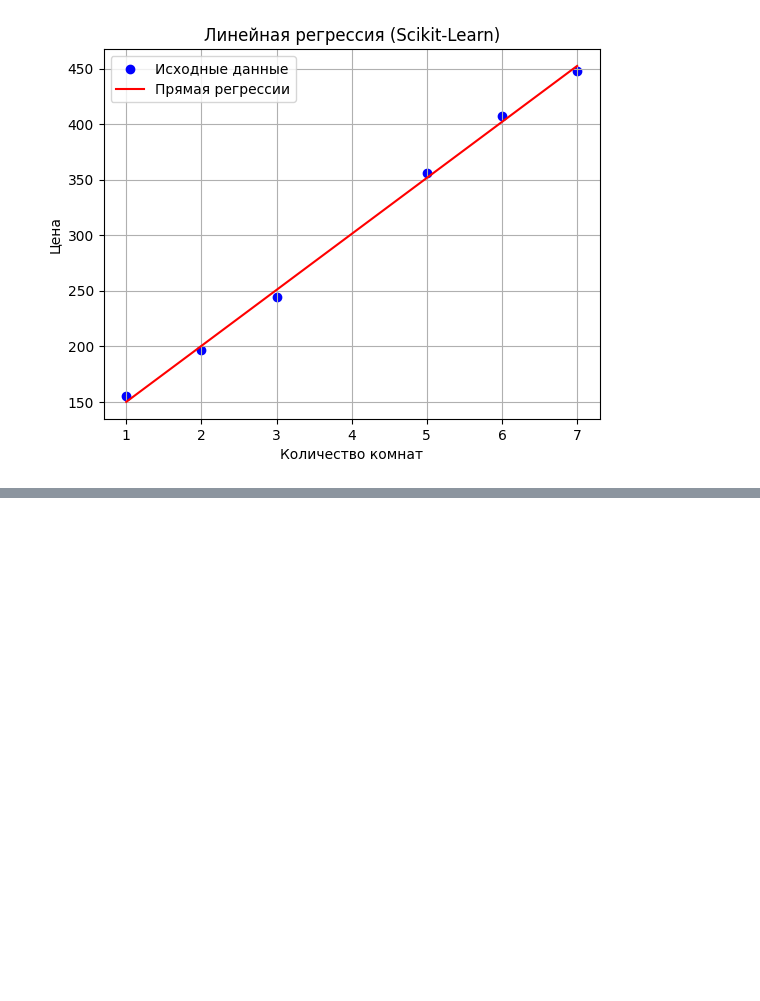
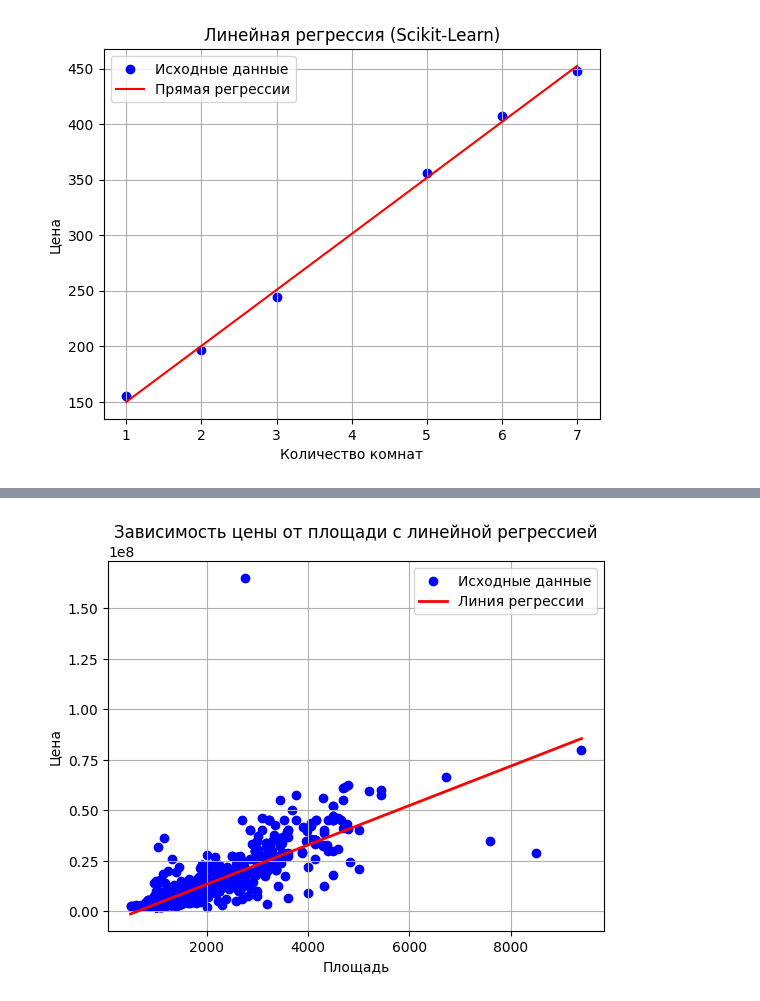
Before and after one commit to oNovalSliveDNo/grokking-machine-learning, a Jupyter notebook: chapter03/notebooks/linear_regression.ipynb, the cells around one changed output, grey strips where cells are left out. Cells and saved outputs as stored; diff of their text form; code cells hidden in the pictures; blank space fills up the shorter version.

```diff
--- a/chapter03/notebooks/linear_regression.ipynb
+++ b/chapter03/notebooks/linear_regression.ipynb
@@ -384,0 +474,4 @@ plt.show()
+# %%
+# Подготовка данных для простой линейной регрессии (площадь -> цена)
+X = data[['Area']]  # Признак: площадь (площадь в квадратных футах)
+y = data['Price']  # Целевая переменная: цена (в индийских рупиях)
@@ -384,0 +491,15 @@ plt.show()
+# %%
+# Визуализация регрессионной линии
+area_range = np.linspace(X.min(), X.max(), 100).reshape(-1, 1)  # Создаем диапазон значений площади
+predicted_prices = simple_model.predict(area_range)  # Прогнозируем цены для этого диапазона
+# %%
+plt.scatter(X, y, color='blue', label='Исходные данные')  # Исходные точки данных
+plt.plot(area_range, predicted_prices, color='red', linewidth=2, label='Линия регрессии')  # Линия регрессии
+plt.xlabel('Площадь')  # Подпись оси X
+plt.ylabel('Цена')  # Подпись оси Y
+plt.title('Зависимость цены от площади с линейной регрессией')  # Заголовок
+plt.legend()  # Легенда
+plt.grid(True)  # Сетка
+plt.show()  # Показать график
+# %% [output]
+[figure, added]
```
Also changed, not shown: parts of 29 cells of this notebook, 3 other files.
